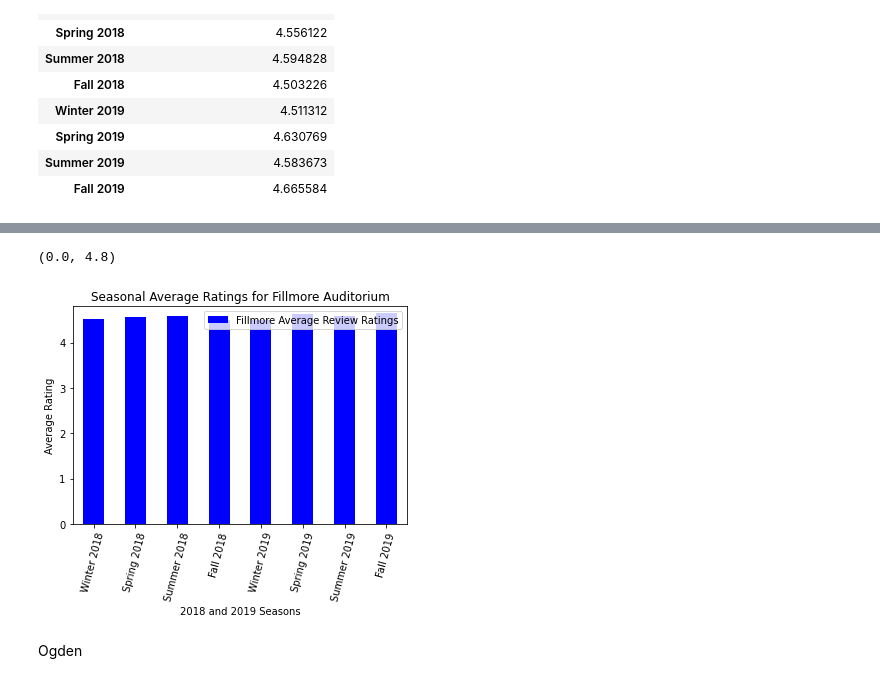
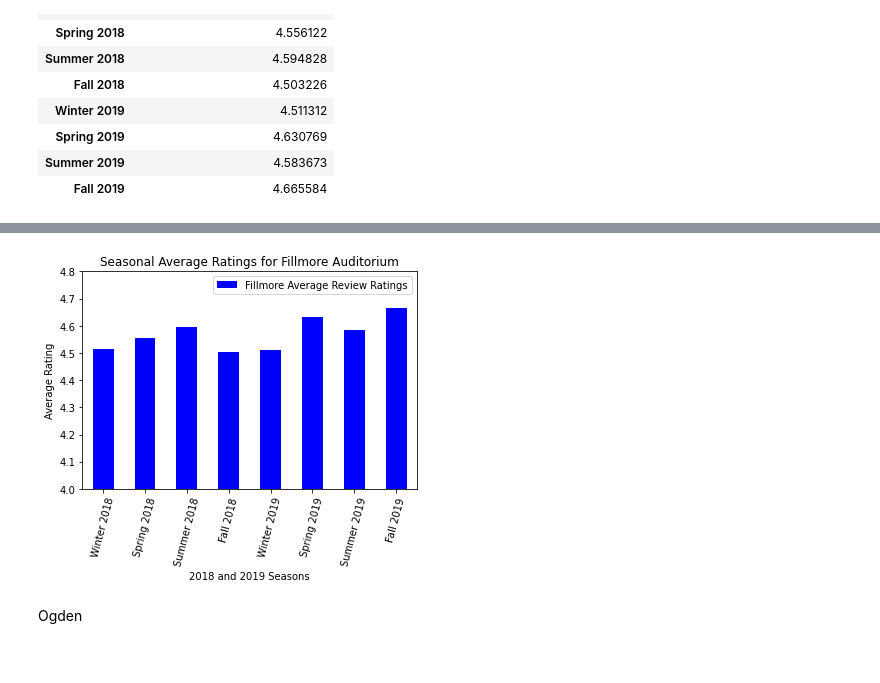
Before and after one commit to mattyk33/A-team, a Jupyter notebook: Untitled.ipynb, the cells around one changed output, grey strips where cells are left out. Drawn from its saved outputs; the diff is of its cells as text; code cells hidden in the pictures.

```diff
--- a/Untitled.ipynb
+++ b/Untitled.ipynb
@@ -153,13 +153,13 @@ Text(0, 0.5, 'Number of Ratings')
 # %%
 fillmore_avg = fillmore_avg.plot.bar(color = 'blue',
                                            title = "Seasonal Average Ratings for Fillmore Auditorium",
                                            rot=75)
 plt.xlabel("2018 and 2019 Seasons")
 plt.ylabel("Average Rating")
-fillmore_avg.set_ylim([0,4.8])
+fillmore_avg.set_ylim([4,4.8])
+plt.savefig('Fillmore Review Ratings')
 # %% [output]
-(0.0, 4.8)
-[figure, old version]
+[figure, new version]
 # %% [markdown]
 Ogden
 # %%
```
Also changed, not shown: parts of 4 cells of this notebook, 4 other files.
